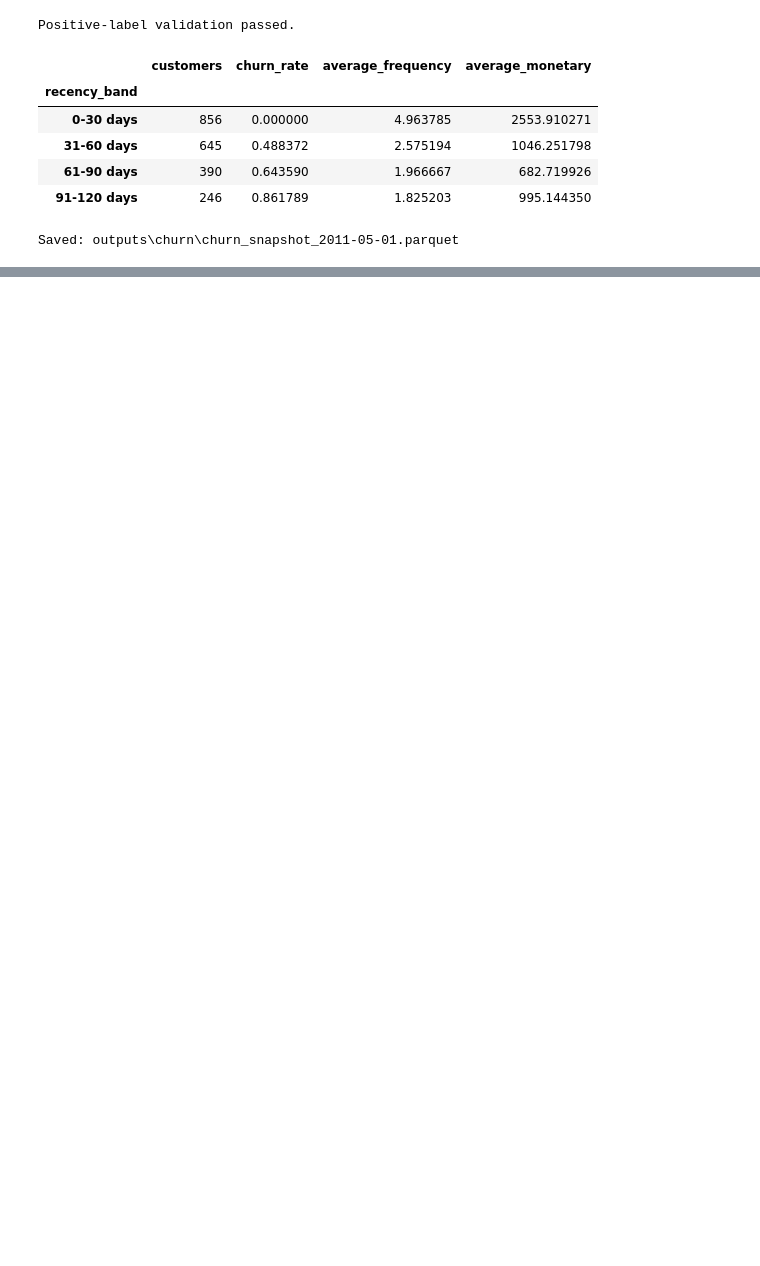
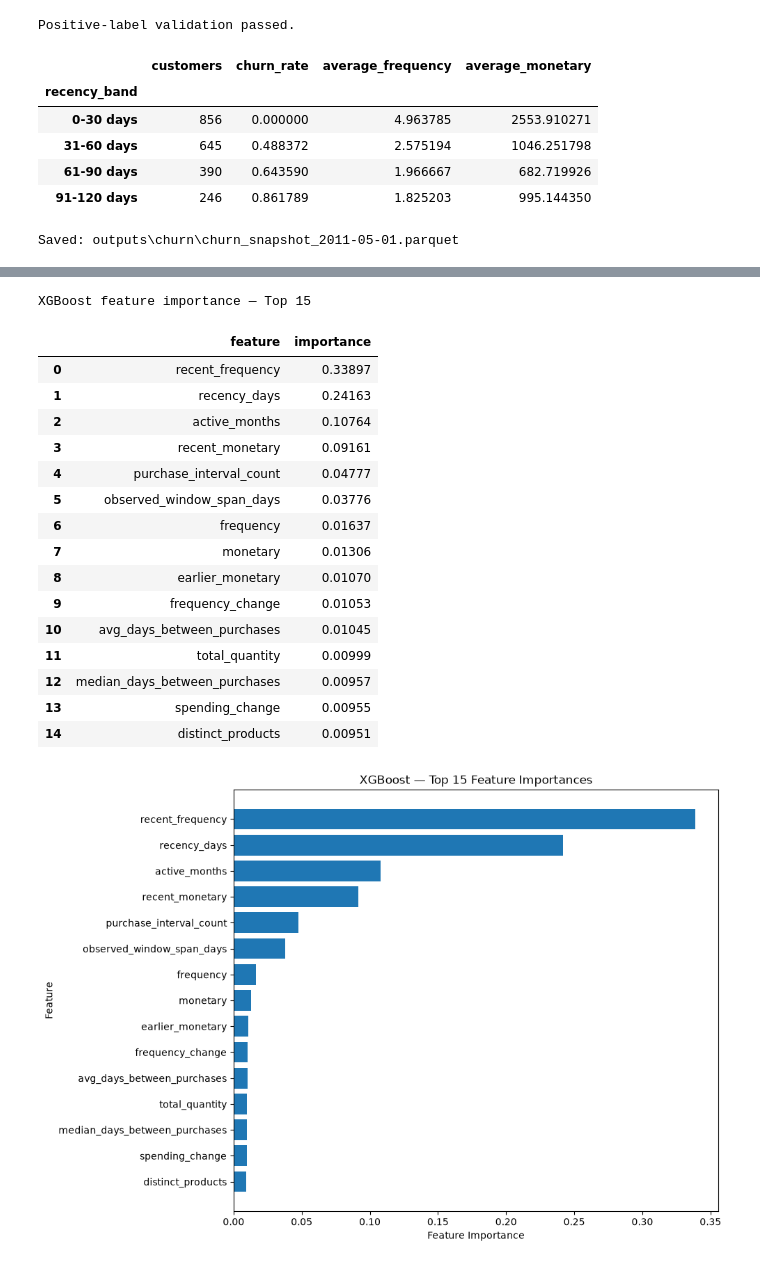
Before and after one commit to Rushankparab1234/retailpulse, a Jupyter notebook: notebooks/04_Churn_Prediction.ipynb, the cells around one changed output, grey strips where cells are left out. Saved outputs shown, nothing was run; the diff lists cells and outputs as text; code cells hidden in the pictures; blank space fills up the shorter version.

```diff
--- a/notebooks/04_Churn_Prediction.ipynb
+++ b/notebooks/04_Churn_Prediction.ipynb
@@ -1743,0 +2882,7 @@ Numeric summary:
+# %%
+# RetailPulse: train Random Forest
+
+random_forest_pipeline.fit(X_train, y_train)
+
+print("Random Forest training completed.")
+print("Training observations:", len(X_train))
@@ -1743,0 +3045,11 @@ Numeric summary:
+# %%
+# RetailPulse: train XGBoost
+
+xgboost_pipeline.fit(X_train,y_train)
+
+print("XGBoost training completed.")
+
+print("\nDataset sizes:")
+print("Training:", X_train.shape)
+print("Validation:", X_val.shape)
+print("Testing:", X_test.shape)
@@ -1743,0 +3176,53 @@ Numeric summary:
+# %%
+# RetailPulse: XGBoost feature importance
+# Access the fitted imputer and classifier.
+xgb_imputer = xgboost_pipeline.named_steps["imputer"]
+xgb_classifier = xgboost_pipeline.named_steps["classifier"]
+
+# Obtain names of the transformed features.
+transformed_feature_names = xgb_imputer.get_feature_names_out(feature_columns)
+
+# Extract model feature importance.
+xgb_importances = xgb_classifier.feature_importances_
+
+# Create the importance dataframe.
+xgb_feature_importance = pd.DataFrame({"feature": transformed_feature_names,"importance": xgb_importances})
+
+xgb_feature_importance = (xgb_feature_importance.sort_values("importance", ascending=False).reset_index(drop=True))
+
+print("XGBoost feature importance — Top 15")
+
+display(xgb_feature_importance.head(15).round(5))
+
+# Visualize the top 15 features.
+top_features = (xgb_feature_importance.head(15).sort_values("importance", ascending=True))
+
+plt.figure(figsize=(10, 7))
+
+plt.barh(top_features["feature"],top_features["importance"])
+
+plt.title("XGBoost — Top 15 Feature Importances")
+plt.xlabel("Feature Importance")
+plt.ylabel("Feature")
+
+plt.tight_layout()
+plt.show()
+# %% [output]
+XGBoost feature importance — Top 15
+|  | feature | importance |
+| 0 | recent_frequency | 0.33897 |
+| 1 | recency_days | 0.24163 |
+| 2 | active_months | 0.10764 |
+| 3 | recent_monetary | 0.09161 |
+| 4 | purchase_interval_count | 0.04777 |
+| 5 | observed_window_span_days | 0.03776 |
+| 6 | frequency | 0.01637 |
+| 7 | monetary | 0.01306 |
+| 8 | earlier_monetary | 0.01070 |
+| 9 | frequency_change | 0.01053 |
+| 10 | avg_days_between_purchases | 0.01045 |
+| 11 | total_quantity | 0.00999 |
+| 12 | median_days_between_purchases | 0.00957 |
+| 13 | spending_change | 0.00955 |
+| 14 | distinct_products | 0.00951 |
+[figure, added]
```
Also changed, not shown: parts of 81 cells of this notebook, 37 other files.
